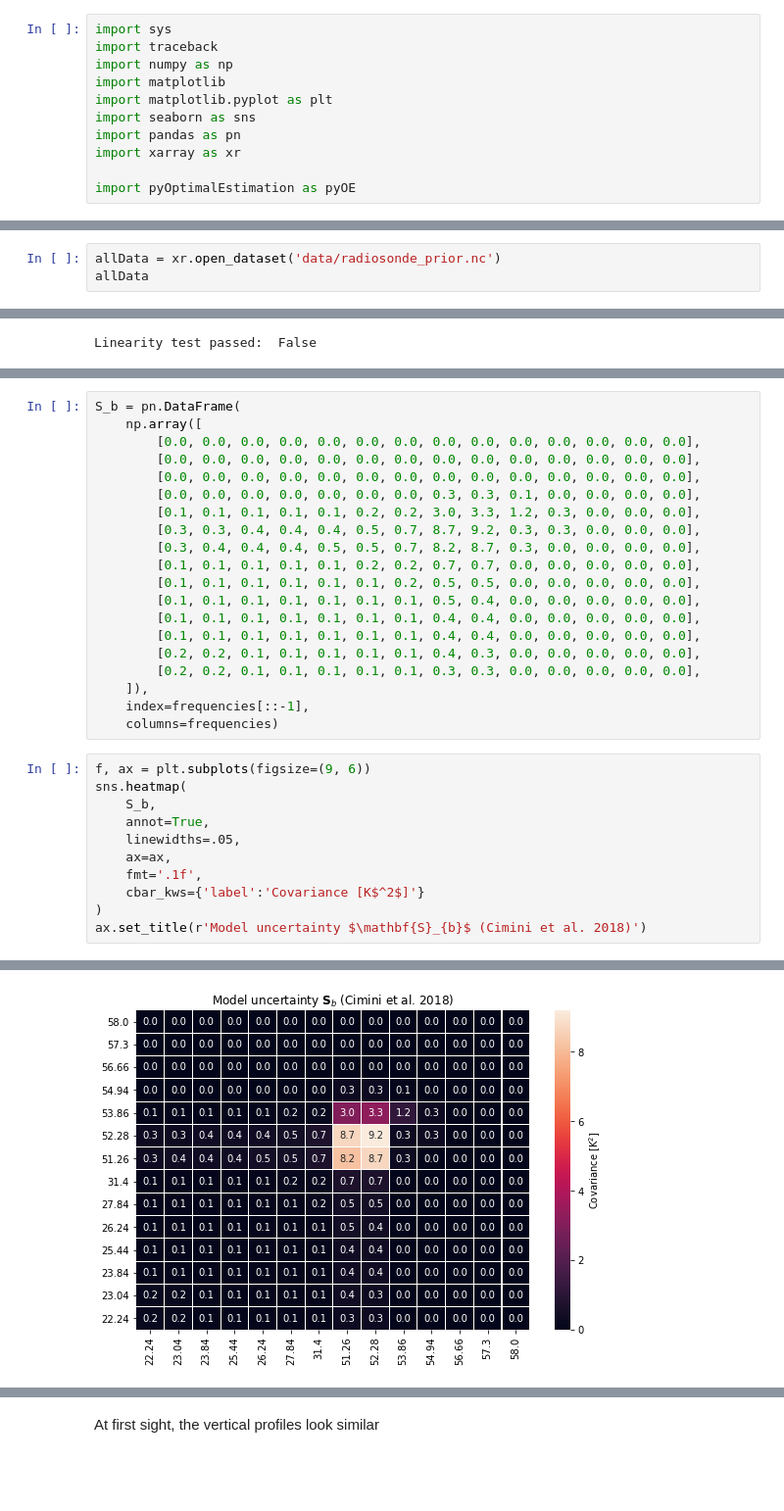
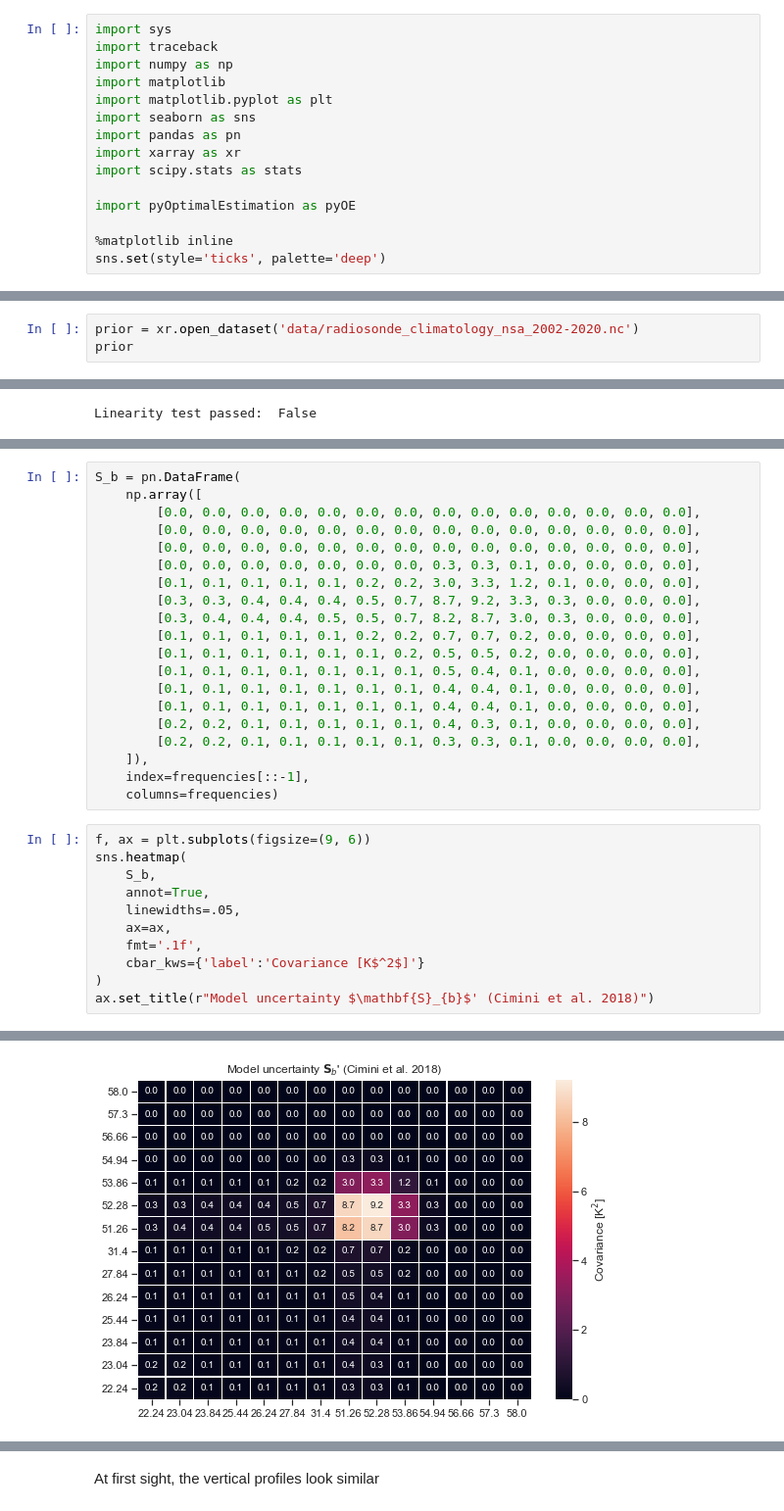
Before and after one commit to maahn/pyOptimalEstimation_examples, a Jupyter notebook: Supplement A - MWR retrieval.ipynb, the cells around one changed output, grey strips where cells are left out. Shown at 98% size. Cells and saved outputs as stored; diff of their text form; blank space fills up the shorter version.

```diff
--- a/Supplement A - MWR retrieval.ipynb
+++ b/Supplement A - MWR retrieval.ipynb
@@ -30,8 +30,12 @@ import matplotlib.pyplot as plt
 import seaborn as sns
 import pandas as pn
 import xarray as xr
+import scipy.stats as stats
 
 import pyOptimalEstimation as pyOE
+
+%matplotlib inline
+sns.set(style='ticks', palette='deep')
 # %% [markdown]
 We put some helper routines and the radiative transfer model in the `lib` folder which we load with
 # %%
@@ -44,5 +48,5 @@ The mean $\mathbf{x}_{a}$ and covariance **S**$_a$ of the prior have been estima
 # %%
-allData = xr.open_dataset('data/radiosonde_prior.nc')
-allData
+prior = xr.open_dataset('data/radiosonde_climatology_nsa_2002-2020.nc')
+prior
 # %% [output]
 <xarray.Dataset>
@@ -712,16 +895,16 @@ S_b = pn.DataFrame(
         [0.0, 0.0, 0.0, 0.0, 0.0, 0.0, 0.0, 0.0, 0.0, 0.0, 0.0, 0.0, 0.0, 0.0],
         [0.0, 0.0, 0.0, 0.0, 0.0, 0.0, 0.0, 0.0, 0.0, 0.0, 0.0, 0.0, 0.0, 0.0],
         [0.0, 0.0, 0.0, 0.0, 0.0, 0.0, 0.0, 0.3, 0.3, 0.1, 0.0, 0.0, 0.0, 0.0],
-        [0.1, 0.1, 0.1, 0.1, 0.1, 0.2, 0.2, 3.0, 3.3, 1.2, 0.3, 0.0, 0.0, 0.0],
-        [0.3, 0.3, 0.4, 0.4, 0.4, 0.5, 0.7, 8.7, 9.2, 0.3, 0.3, 0.0, 0.0, 0.0],
-        [0.3, 0.4, 0.4, 0.4, 0.5, 0.5, 0.7, 8.2, 8.7, 0.3, 0.0, 0.0, 0.0, 0.0],
-        [0.1, 0.1, 0.1, 0.1, 0.1, 0.2, 0.2, 0.7, 0.7, 0.0, 0.0, 0.0, 0.0, 0.0],
-        [0.1, 0.1, 0.1, 0.1, 0.1, 0.1, 0.2, 0.5, 0.5, 0.0, 0.0, 0.0, 0.0, 0.0],
-        [0.1, 0.1, 0.1, 0.1, 0.1, 0.1, 0.1, 0.5, 0.4, 0.0, 0.0, 0.0, 0.0, 0.0],
-        [0.1, 0.1, 0.1, 0.1, 0.1, 0.1, 0.1, 0.4, 0.4, 0.0, 0.0, 0.0, 0.0, 0.0],
-        [0.1, 0.1, 0.1, 0.1, 0.1, 0.1, 0.1, 0.4, 0.4, 0.0, 0.0, 0.0, 0.0, 0.0],
-        [0.2, 0.2, 0.1, 0.1, 0.1, 0.1, 0.1, 0.4, 0.3, 0.0, 0.0, 0.0, 0.0, 0.0],
-        [0.2, 0.2, 0.1, 0.1, 0.1, 0.1, 0.1, 0.3, 0.3, 0.0, 0.0, 0.0, 0.0, 0.0],
+        [0.1, 0.1, 0.1, 0.1, 0.1, 0.2, 0.2, 3.0, 3.3, 1.2, 0.1, 0.0, 0.0, 0.0],
+        [0.3, 0.3, 0.4, 0.4, 0.4, 0.5, 0.7, 8.7, 9.2, 3.3, 0.3, 0.0, 0.0, 0.0],
+        [0.3, 0.4, 0.4, 0.4, 0.5, 0.5, 0.7, 8.2, 8.7, 3.0, 0.3, 0.0, 0.0, 0.0],
+        [0.1, 0.1, 0.1, 0.1, 0.1, 0.2, 0.2, 0.7, 0.7, 0.2, 0.0, 0.0, 0.0, 0.0],
+        [0.1, 0.1, 0.1, 0.1, 0.1, 0.1, 0.2, 0.5, 0.5, 0.2, 0.0, 0.0, 0.0, 0.0],
+        [0.1, 0.1, 0.1, 0.1, 0.1, 0.1, 0.1, 0.5, 0.4, 0.1, 0.0, 0.0, 0.0, 0.0],
+        [0.1, 0.1, 0.1, 0.1, 0.1, 0.1, 0.1, 0.4, 0.4, 0.1, 0.0, 0.0, 0.0, 0.0],
+        [0.1, 0.1, 0.1, 0.1, 0.1, 0.1, 0.1, 0.4, 0.4, 0.1, 0.0, 0.0, 0.0, 0.0],
+        [0.2, 0.2, 0.1, 0.1, 0.1, 0.1, 0.1, 0.4, 0.3, 0.1, 0.0, 0.0, 0.0, 0.0],
+        [0.2, 0.2, 0.1, 0.1, 0.1, 0.1, 0.1, 0.3, 0.3, 0.1, 0.0, 0.0, 0.0, 0.0],
     ]),
     index=frequencies[::-1],
     columns=frequencies)
@@ -735,5 +918,5 @@ sns.heatmap(
     fmt='.1f',
     cbar_kws={'label':'Covariance [K$^2$]'}
 )
-ax.set_title(r'Model uncertainty $\mathbf{S}_{b}$ (Cimini et al. 2018)')
+ax.set_title(r"Model uncertainty $\mathbf{S}_{b}$' (Cimini et al. 2018)")
 # %% [output]
@@ -741,2 +924,2 @@ Text(0.5, 1.0, 'Model uncertainty $\\mathbf{S}_{b}$ (Cimini et al. 2018)')
-[figure, old version]
+[figure, new version]
 # %% [markdown]
```
Also changed, not shown: parts of 109 cells of this notebook, 2 other files.
